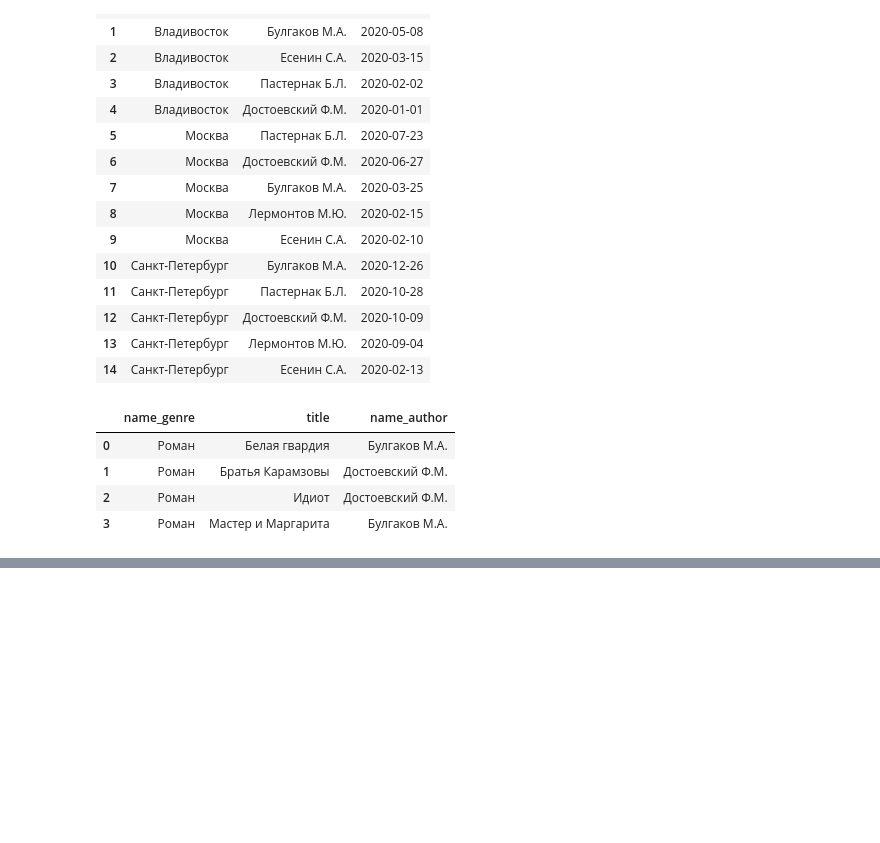
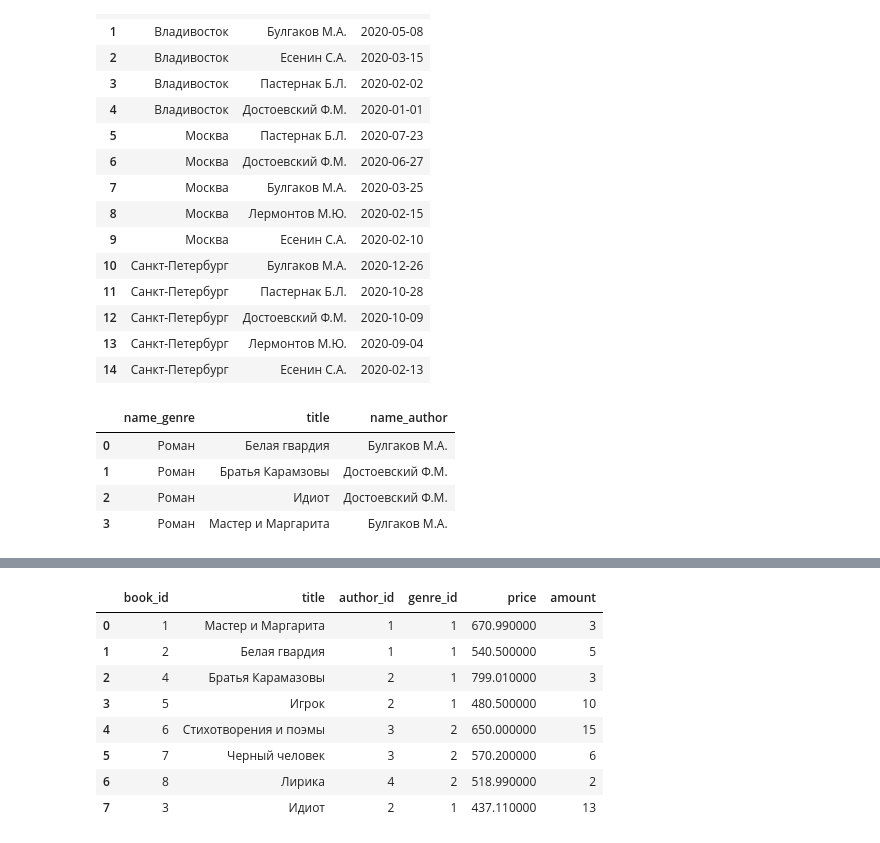
Before and after one commit to w9ip/learning, a Jupyter notebook: DB/Без названия.ipynb, the cells around one changed output, grey strips where cells are left out. Drawn from its saved outputs; the diff is of its cells as text; code cells hidden in the pictures; blank space fills up the shorter version.

```diff
--- a/DB/Без названия.ipynb
+++ b/DB/Без названия.ipynb
@@ -4238,0 +4540,40 @@ ORDER BY title;
+# %%
+read_sql_query("""
+WITH b AS (
+UPDATE book
+SET amount = book.amount + query_in.amount,
+price = ((book.price * book.amount) + (query_in.price * query_in.amount)) / (book.amount + query_in.amount)
+FROM (
+SELECT
+book.author_id, book.title, supply.amount, supply.price
+FROM book
+    INNER JOIN author ON book.author_id = author.author_id
+    INNER JOIN supply ON (supply.author = author.name_author)
+    AND (supply.title = book.title)
+    AND (supply.price != book.price)) AS query_in
+WHERE (book.title = query_in.title)
+AND (book.author_id = query_in.author_id)
+
+RETURNING book_id, book.title, book.author_id, genre_id, book.price, book.amount)
+
+UPDATE supply
+SET amount = 0
+WHERE (supply.title, supply.author)
+IN (SELECT b.title, author.name_author
+    FROM b
+    JOIN author ON
+    author.author_id = b.author_id);
+
+
+SELECT * FROM book;
+""")
+# %% [output]
+|  | book_id | title | author_id | genre_id | price | amount |
+| 0 | 1 | Мастер и Маргарита | 1 | 1 | 670.990000 | 3 |
+| 1 | 2 | Белая гвардия | 1 | 1 | 540.500000 | 5 |
+| 2 | 4 | Братья Карамазовы | 2 | 1 | 799.010000 | 3 |
+| 3 | 5 | Игрок | 2 | 1 | 480.500000 | 10 |
+| 4 | 6 | Стихотворения и поэмы | 3 | 2 | 650.000000 | 15 |
+| 5 | 7 | Черный человек | 3 | 2 | 570.200000 | 6 |
+| 6 | 8 | Лирика | 4 | 2 | 518.990000 | 2 |
+| 7 | 3 | Идиот | 2 | 1 | 437.110000 | 13 |
```
Also changed, not shown: parts of 34 cells of this notebook, 1 other file.
